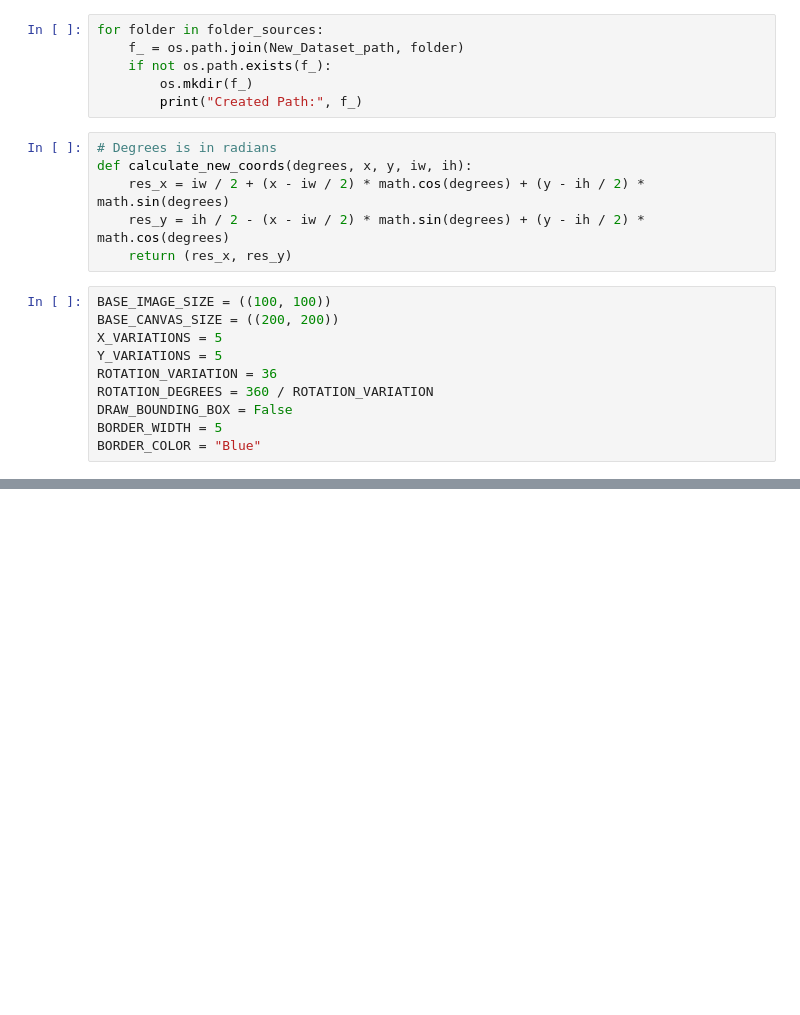
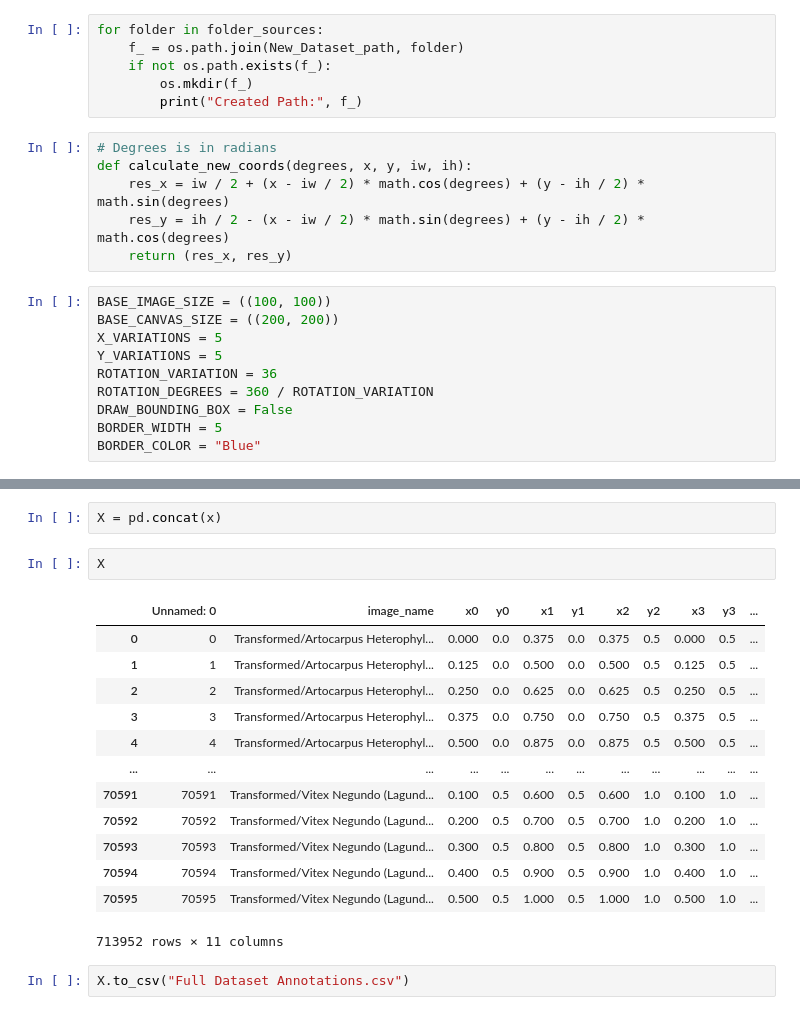
Before and after one commit to alaricespina/CPE124_E01_2Q2324_GROUP_1_SERVICE_LEARNING_REPOSITORY, a Jupyter notebook: Plant Classification Models/DatasetCreator.ipynb, the cells around one changed output, grey strips where cells are left out. Saved outputs shown, nothing was run; the diff lists cells and outputs as text; blank space fills up the shorter version.

```diff
--- a/Plant Classification Models/DatasetCreator.ipynb
+++ b/Plant Classification Models/DatasetCreator.ipynb
@@ -182,0 +403,20 @@ annotations.csv
+# %%
+X = pd.concat(x)
+# %%
+X
+# %% [output]
+|  | Unnamed: 0 | image_name | x0 | y0 | x1 | y1 | x2 | y2 | x3 | y3 | ... |
+| 0 | 0 | Transformed/Artocarpus Heterophyl... | 0.000 | 0.0 | 0.375 | 0.0 | 0.375 | 0.5 | 0.000 | 0.5 | ... |
+| 1 | 1 | Transformed/Artocarpus Heterophyl... | 0.125 | 0.0 | 0.500 | 0.0 | 0.500 | 0.5 | 0.125 | 0.5 | ... |
+| 2 | 2 | Transformed/Artocarpus Heterophyl... | 0.250 | 0.0 | 0.625 | 0.0 | 0.625 | 0.5 | 0.250 | 0.5 | ... |
+| 3 | 3 | Transformed/Artocarpus Heterophyl... | 0.375 | 0.0 | 0.750 | 0.0 | 0.750 | 0.5 | 0.375 | 0.5 | ... |
+| 4 | 4 | Transformed/Artocarpus Heterophyl... | 0.500 | 0.0 | 0.875 | 0.0 | 0.875 | 0.5 | 0.500 | 0.5 | ... |
+| ... | ... | ... | ... | ... | ... | ... | ... | ... | ... | ... | ... |
+| 70591 | 70591 | Transformed/Vitex Negundo (Lagund... | 0.100 | 0.5 | 0.600 | 0.5 | 0.600 | 1.0 | 0.100 | 1.0 | ... |
+| 70592 | 70592 | Transformed/Vitex Negundo (Lagund... | 0.200 | 0.5 | 0.700 | 0.5 | 0.700 | 1.0 | 0.200 | 1.0 | ... |
+| 70593 | 70593 | Transformed/Vitex Negundo (Lagund... | 0.300 | 0.5 | 0.800 | 0.5 | 0.800 | 1.0 | 0.300 | 1.0 | ... |
+| 70594 | 70594 | Transformed/Vitex Negundo (Lagund... | 0.400 | 0.5 | 0.900 | 0.5 | 0.900 | 1.0 | 0.400 | 1.0 | ... |
+| 70595 | 70595 | Transformed/Vitex Negundo (Lagund... | 0.500 | 0.5 | 1.000 | 0.5 | 1.000 | 1.0 | 0.500 | 1.0 | ... |
+713952 rows × 11 columns
+# %%
+X.to_csv("Full Dataset Annotations.csv")
```
Also changed, not shown: parts of 6 cells of this notebook, 5 other files.
